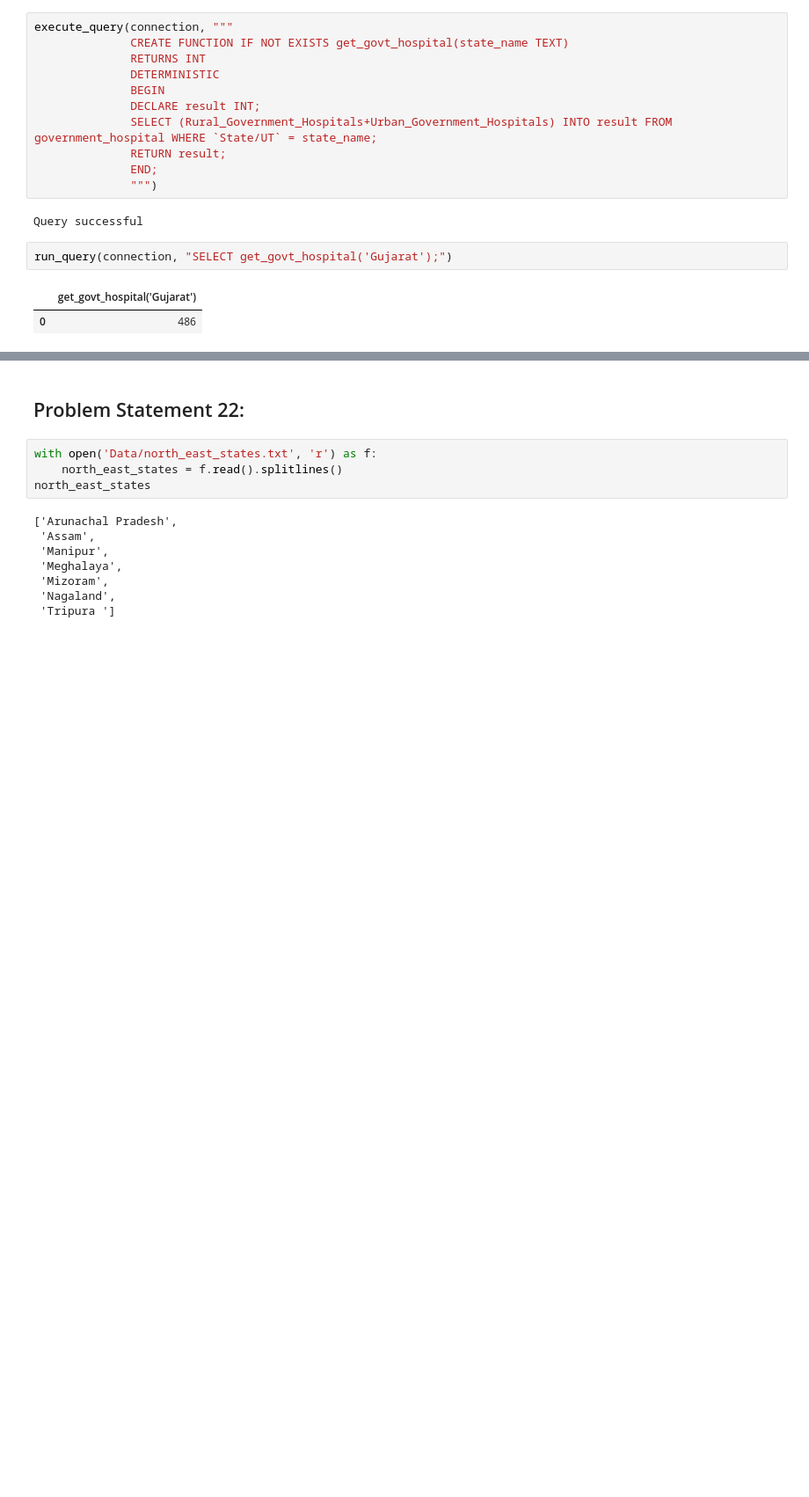
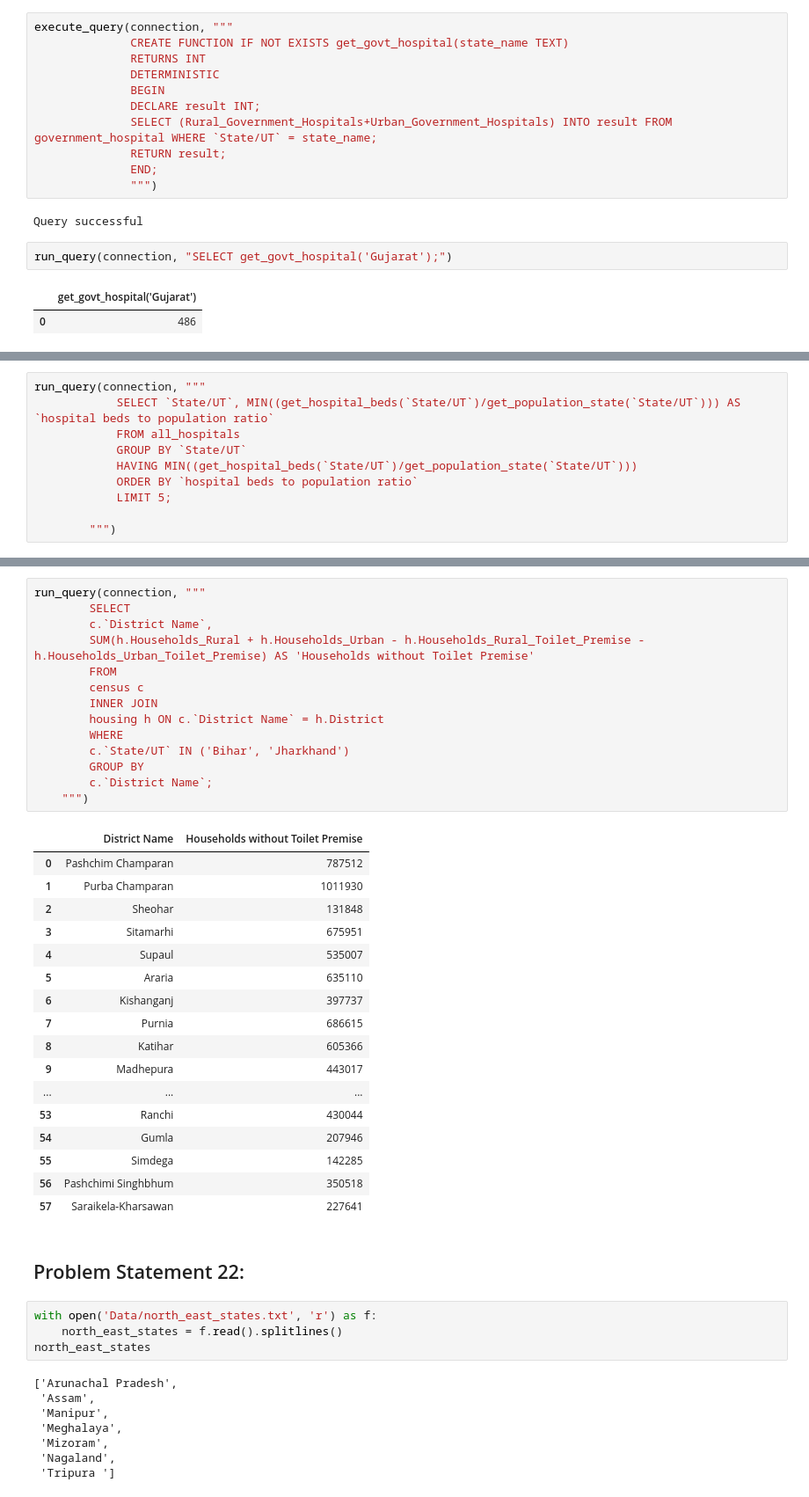
Before and after one commit to prathamchopra001/Healthcare-Data-Cleaning, a Jupyter notebook: Solution/data_cleaning_18_22.ipynb, the cells around one changed output, grey strips where cells are left out. Shown at 88% size. Drawn from its saved outputs; the diff is of its cells as text; blank space fills up the shorter version.

```diff
--- a/Solution/data_cleaning_18_22.ipynb
+++ b/Solution/data_cleaning_18_22.ipynb
@@ -337,0 +354,10 @@ run_query(connection, "SELECT get_govt_hospital('Gujarat');")
+# %%
+run_query(connection, """
+            SELECT `State/UT`, MIN((get_hospital_beds(`State/UT`)/get_population_state(`State/UT`))) AS `hospital beds to population ratio`
+            FROM all_hospitals
+            GROUP BY `State/UT`
+            HAVING MIN((get_hospital_beds(`State/UT`)/get_population_state(`State/UT`)))
+            ORDER BY `hospital beds to population ratio`
+            LIMIT 5;
+
+        """)
@@ -338,3 +371,35 @@ run_query(connection, "SELECT get_govt_hospital('Gujarat');")
+# %%
+run_query(connection, """
+        SELECT
+        c.`District Name`,
+        SUM(h.Households_Rural + h.Households_Urban - h.Households_Rural_Toilet_Premise - h.Households_Urban_Toilet_Premise) AS 'Households without Toilet Premise'
+        FROM
+        census c
+        INNER JOIN
+        housing h ON c.`District Name` = h.District
+        WHERE
+        c.`State/UT` IN ('Bihar', 'Jharkhand')
+        GROUP BY
+        c.`District Name`;
+    """)
+# %% [output]
+|  | District Name | Households without Toilet Premise |
+| 0 | Pashchim Champaran | 787512 |
+| 1 | Purba Champaran | 1011930 |
+| 2 | Sheohar | 131848 |
+| 3 | Sitamarhi | 675951 |
+| 4 | Supaul | 535007 |
+| 5 | Araria | 635110 |
+| 6 | Kishanganj | 397737 |
+| 7 | Purnia | 686615 |
+| 8 | Katihar | 605366 |
+| 9 | Madhepura | 443017 |
+| ... | ... | ... |
+| 53 | Ranchi | 430044 |
+| 54 | Gumla | 207946 |
+| 55 | Simdega | 142285 |
+| 56 | Pashchimi Singhbhum | 350518 |
+| 57 | Saraikela-Kharsawan | 227641 |
 # %% [markdown]
 ## Problem Statement 22:
 # %%
```
Also changed, not shown: parts of 10 cells of this notebook.
